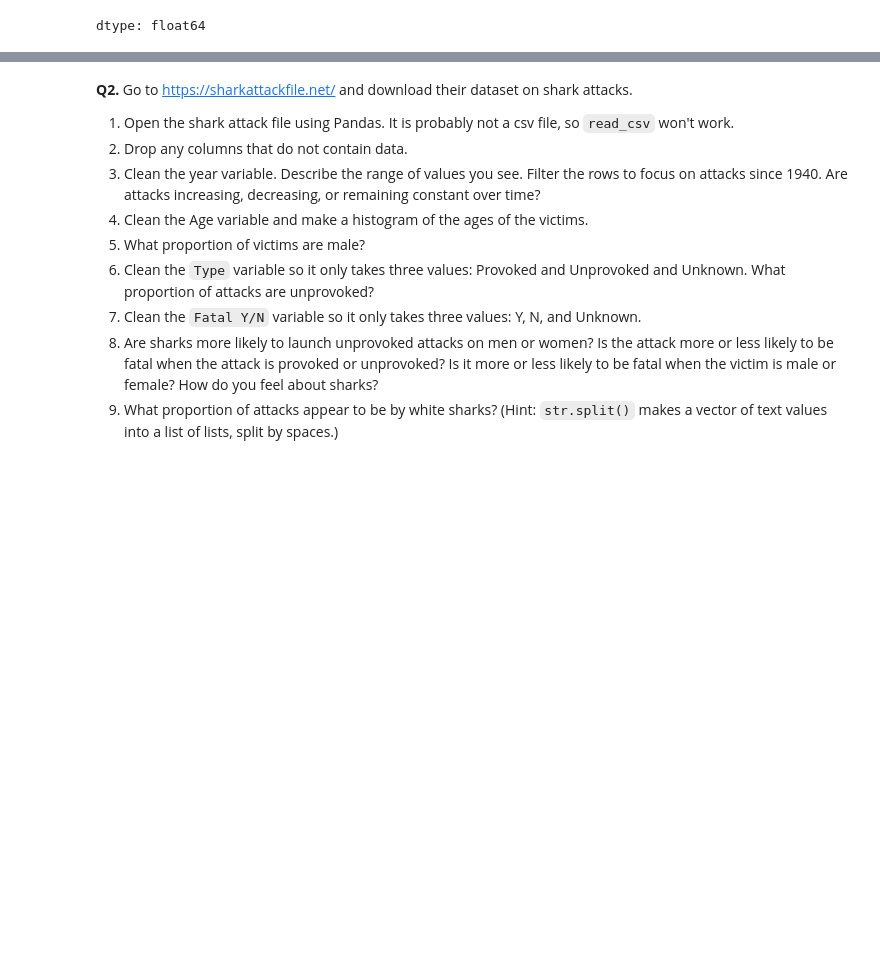
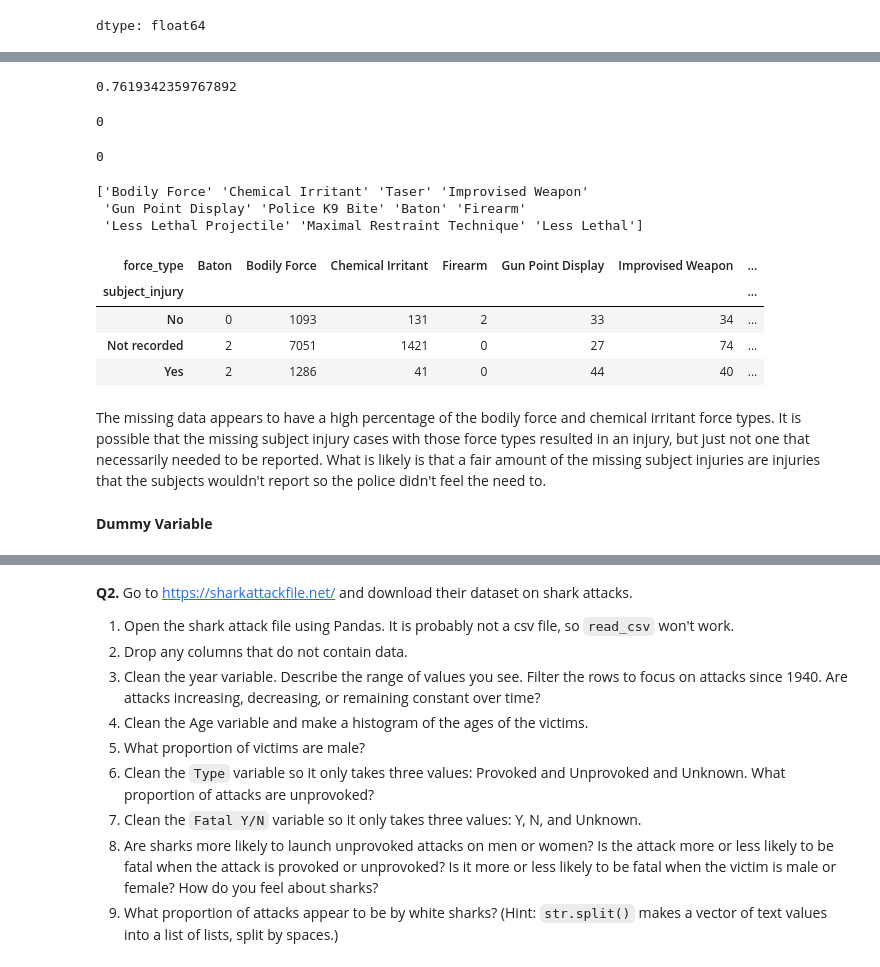
Before and after one commit to aileenkent/wrangling, a Jupyter notebook: assignment/assignment.ipynb, the cells around one changed output, grey strips where cells are left out. Cells and saved outputs as stored; diff of their text form; code cells hidden in the pictures; blank space fills up the shorter version.

```diff
--- a/assignment/assignment.ipynb
+++ b/assignment/assignment.ipynb
@@ -63,0 +62,3 @@ dtype: float64
+# %%
+MN_police_url = 'https://raw.githubusercontent.com/aileenkent/wrangling/refs/heads/main/assignment/data/mn_police_use_of_force.csv'
+MN_police_data = pd.read_csv(MN_police_url)
@@ -63,0 +77,34 @@ dtype: float64
+# %%
+proportion_missing = MN_police_data['subject_injury'].isnull().sum() / len(MN_police_data['subject_injury'])
+proportion_missing #figuring out how big of a problem the missing values are going to be
+# %% [output]
+0.7619342359767892
+# %%
+MN_police_data['subject_injury'] = MN_police_data['subject_injury'].fillna('Not recorded') #creating a new option because simply putting no for 76% of the data seems like might cause some overlooking
+# %%
+MN_police_data['subject_injury'].isnull().sum() #making sure the replacement work
+# %% [output]
+0
+# %%
+MN_police_data['force_type'].isnull().sum()
+# %% [output]
+0
+# %%
+print(MN_police_data['force_type'].unique())
+# %% [output]
+['Bodily Force' 'Chemical Irritant' 'Taser' 'Improvised Weapon'
+ 'Gun Point Display' 'Police K9 Bite' 'Baton' 'Firearm'
+ 'Less Lethal Projectile' 'Maximal Restraint Technique' 'Less Lethal']
+# %%
+crossing = pd.crosstab(MN_police_data['subject_injury'], MN_police_data['force_type'])
+crossing
+# %% [output]
+| force_type | Baton | Bodily Force | Chemical Irritant | Firearm | Gun Point Display | Improvised Weapon | ... |
+| subject_injury |  |  |  |  |  |  | ... |
+| No | 0 | 1093 | 131 | 2 | 33 | 34 | ... |
+| Not recorded | 2 | 7051 | 1421 | 0 | 27 | 74 | ... |
+| Yes | 2 | 1286 | 41 | 0 | 44 | 40 | ... |
+# %% [markdown]
+The missing data appears to have a high percentage of the bodily force and chemical irritant force types. It is possible that the missing subject injury cases with those force types resulted in an injury, but just not one that necessarily needed to be reported. What is likely is that a fair amount of the missing subject injuries are injuries that the subjects wouldn't report so the police didn't feel the need to.
+# %% [markdown]
+**Dummy Variable**
```
Also changed, not shown: parts of 17 cells of this notebook.
